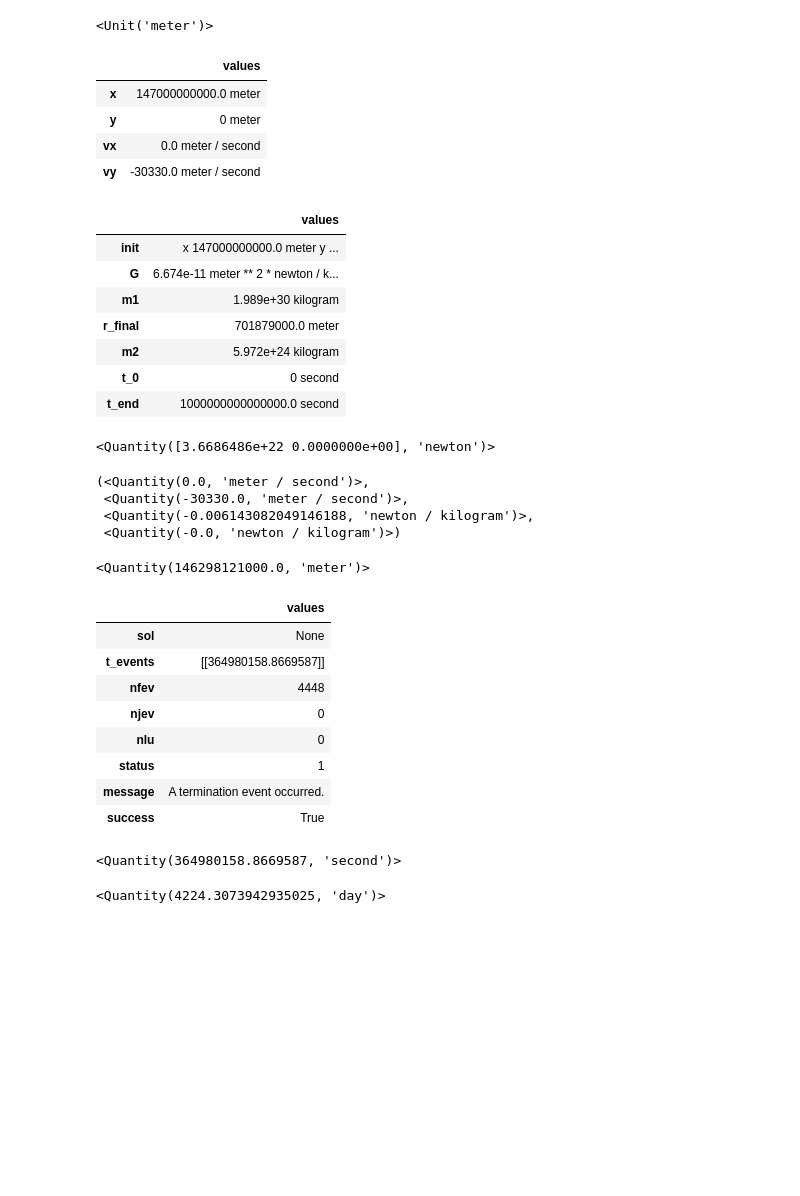
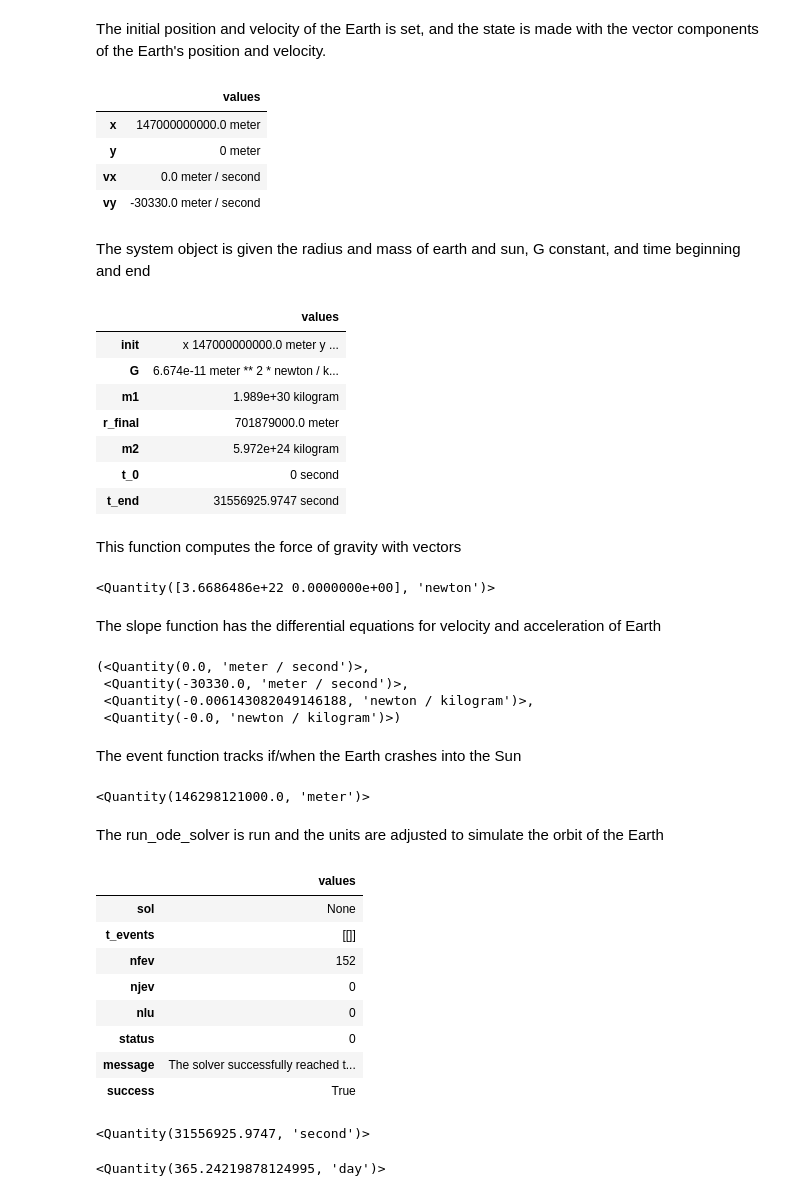
Before and after one commit to MellieZito/ModSimPy, a Jupyter notebook: code/orbit_homework.ipynb, the cells around one changed output. Cells and saved outputs as stored; diff of their text form; code cells hidden in the pictures; blank space fills up the shorter version.

Commit message:
Added documentation and fixed up orbit hw

```diff
--- a/code/orbit_homework.ipynb
+++ b/code/orbit_homework.ipynb
@@ -16,13 +12,11 @@ License: [Creative Commons Attribution 4.0 International](https://creativecommon
 # import functions from the modsim.py module
 from modsim import *
 # %%
-# Here are the units we'll need
-
+yr = UNITS.year
 s = UNITS.second
 N = UNITS.newton
 kg = UNITS.kilogram
-m = UNITS.meter
-#AU = UNITS.astronomical_unit
+m = UNITS.meter;
-# %% [output]
-<Unit('meter')>
+# %% [markdown]
+The initial position and velocity of the Earth is set, and the state is made with the vector components of the Earth's position and velocity.
 # %%
@@ -41,26 +33,29 @@ init = State(x = r_0,
 | y | 0 meter |
 | vx | 0.0 meter / second |
 | vy | -30330.0 meter / second |
+# %% [markdown]
+The system object is given the radius and mass of earth and sun, G constant, and time beginning and end
 # %%
-# Making a system object
-
 r_earth = 6.371e6 * m
 r_sun = 695.508e6 * m
+t_year = 1 * yr
 
 system = System(init=init,
                 G=6.674e-11 * N / kg**2 * m**2,
                 m1=1.989e30 * kg,
                 r_final=r_sun + r_earth,
                 m2=5.972e24 * kg,
                 t_0=0 * s,
-                t_end=1e15 * s)
+                t_end= t_year.to(s))
 # %% [output]
 |  | values |
 | init | x 147000000000.0 meter y ... |
 | G | 6.674e-11 meter ** 2 * newton / k... |
 | m1 | 1.989e+30 kilogram |
 | r_final | 701879000.0 meter |
 | m2 | 5.972e+24 kilogram |
 | t_0 | 0 second |
-| t_end | 1000000000000000.0 second |
+| t_end | 31556925.9747 second |
+# %% [markdown]
+This function computes the force of gravity with vectors
 # %%
@@ -91,4 +84,6 @@ def universal_gravitation(state, system):
 universal_gravitation(init, system)
 # %% [output]
 <Quantity([3.6686486e+22 0.0000000e+00], 'newton')>
+# %% [markdown]
+The slope function has the differential equations for velocity and acceleration of Earth
 # %%
@@ -125,6 +118,8 @@ slope_func(init, 0, system)
  <Quantity(-30330.0, 'meter / second')>,
  <Quantity(-0.006143082049146188, 'newton / kilogram')>,
  <Quantity(-0.0, 'newton / kilogram')>)
+# %% [markdown]
+The event function tracks if/when the Earth crashes into the Sun
 # %%
 def event_func(state, t, system):
     x, y, vx, vy = state
@@ -134,31 +129,33 @@ def event_func(state, t, system):
 event_func(init, 0, system)
 # %% [output]
 <Quantity(146298121000.0, 'meter')>
+# %% [markdown]
+The run_ode_solver is run and the units are adjusted to simulate the orbit of the Earth
 # %%
 results, details = run_ode_solver(system, slope_func, events=event_func)
 details
 # %% [output]
 |  | values |
 | sol | None |
-| t_events | [[364980158.8669587]] |
-| nfev | 4448 |
+| t_events | [[]] |
+| nfev | 152 |
 | njev | 0 |
 | nlu | 0 |
-| status | 1 |
-| message | A termination event occurred. |
+| status | 0 |
+| message | The solver successfully reached t... |
 | success | True |
 # %%
 # Here's how long it takes...
 
 t_final = get_last_label(results) * s
 # %% [output]
-<Quantity(364980158.8669587, 'second')>
+<Quantity(31556925.9747, 'second')>
 # %%
 # ... expressed in units we understand
 
 t_final.to(UNITS.day)
 # %% [output]
-<Quantity(4224.3073942935025, 'day')>
+<Quantity(365.24219878124995, 'day')>
 # %%
 # Before plotting, we run the simulation again with `t_eval`
 
```
Also changed, not shown: parts of 9 cells of this notebook.
